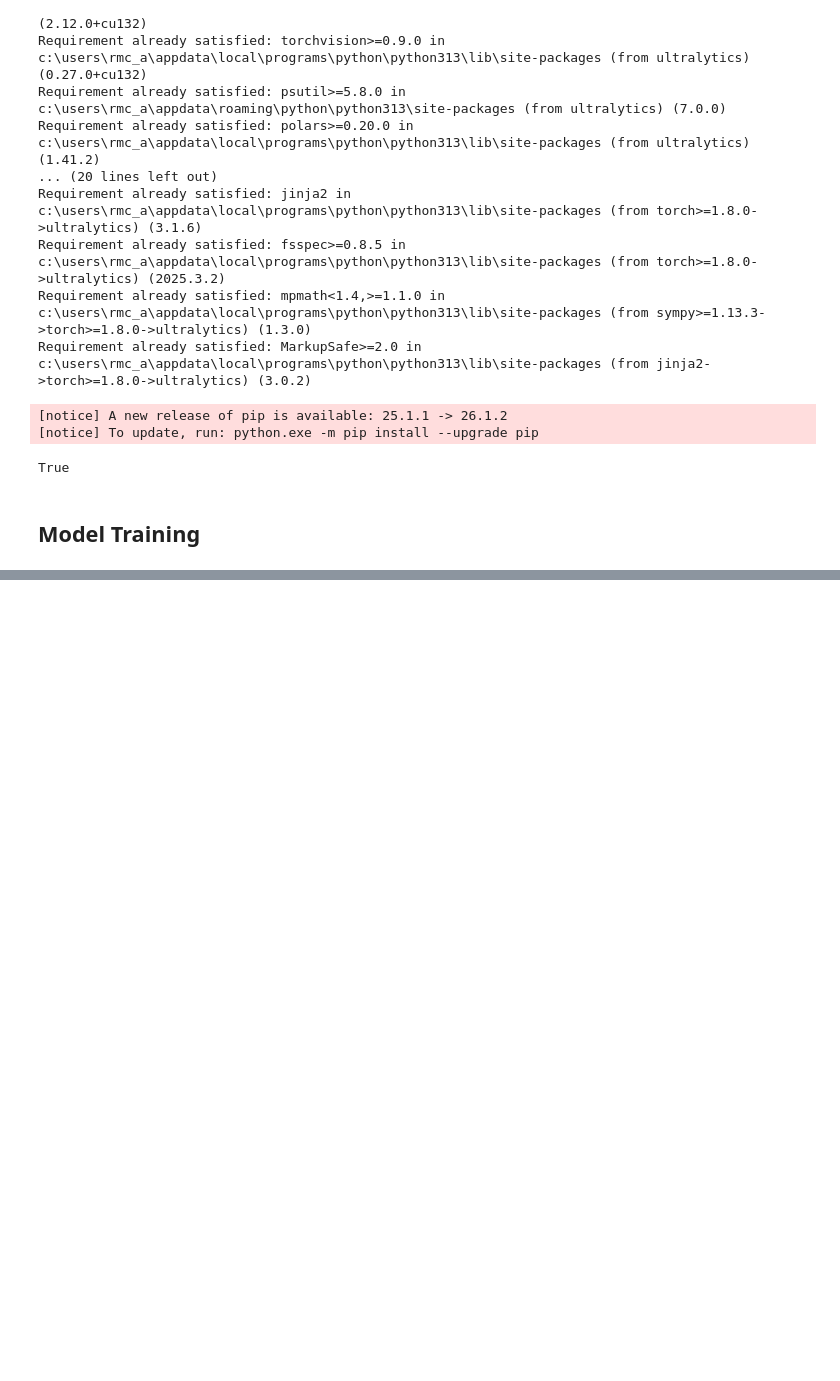
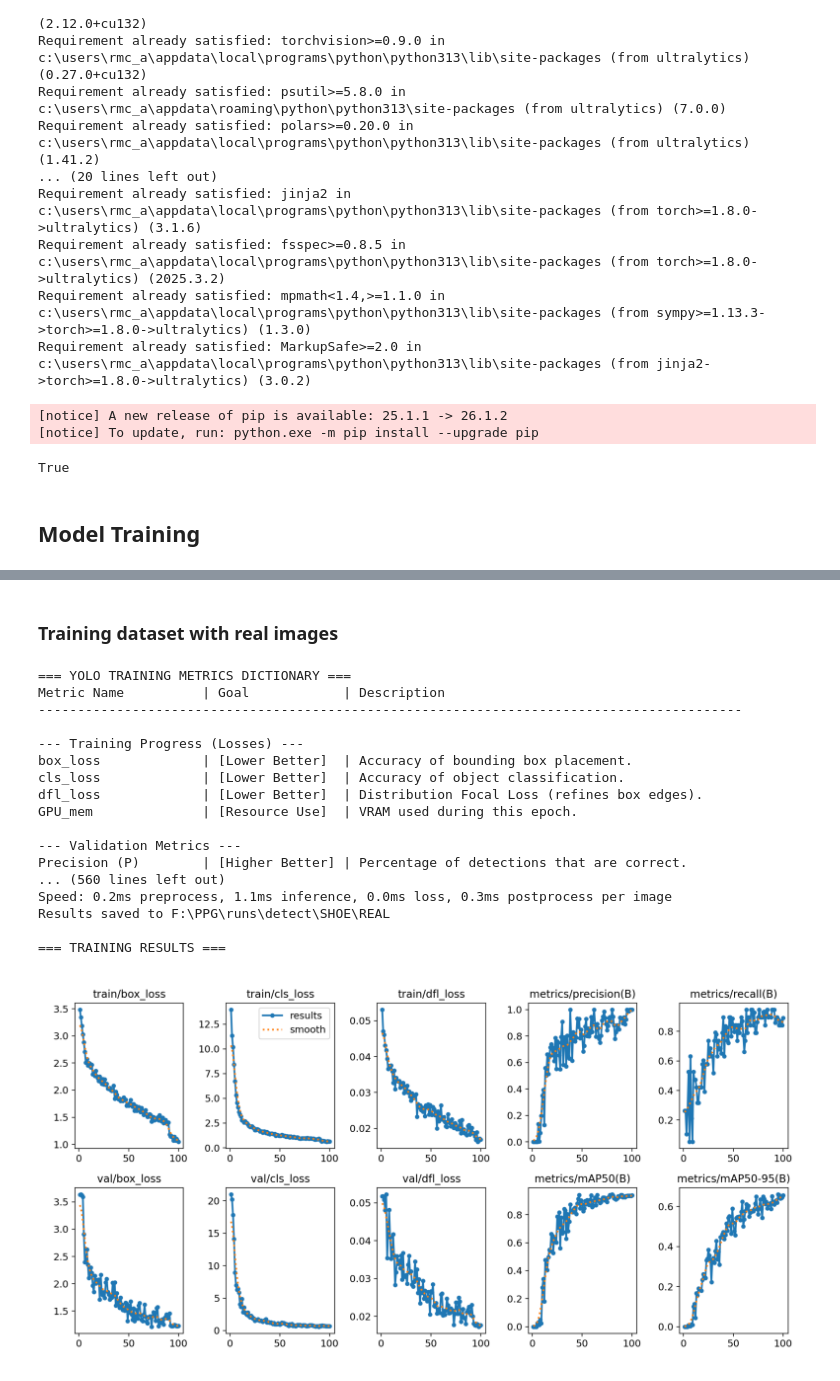
Before and after one commit to R1C4RDO13/PPG, a Jupyter notebook: YOLO.ipynb, the cells around one changed output, grey strips where cells are left out. Cells and saved outputs as stored; diff of their text form; code cells hidden in the pictures; blank space fills up the shorter version.

```diff
--- a/YOLO.ipynb
+++ b/YOLO.ipynb
@@ -246,0 +225,25 @@ Validation(model_cafe)
+# %% [markdown]
+### Training dataset with real images
+# %%
+print_metric_descriptions()
+
+model_real = Training("./Datasets/YOLO_Datasets/Real/dataset.yaml", "SHOE" , "REAL")
+# %% [output]
+=== YOLO TRAINING METRICS DICTIONARY ===
+Metric Name          | Goal            | Description
+------------------------------------------------------------------------------------------
+
+--- Training Progress (Losses) ---
+box_loss             | [Lower Better]  | Accuracy of bounding box placement.
+cls_loss             | [Lower Better]  | Accuracy of object classification.
+dfl_loss             | [Lower Better]  | Distribution Focal Loss (refines box edges).
+GPU_mem              | [Resource Use]  | VRAM used during this epoch.
+
+--- Validation Metrics ---
+Precision (P)        | [Higher Better] | Percentage of detections that are correct.
+... (560 lines left out)
+Speed: 0.2ms preprocess, 1.1ms inference, 0.0ms loss, 0.3ms postprocess per image
+Results saved to F:\PPG\runs\detect\SHOE\REAL
+
+=== TRAINING RESULTS ===
+[figure, added]
```
Also changed, not shown: parts of 10 cells of this notebook, 6 other files.
